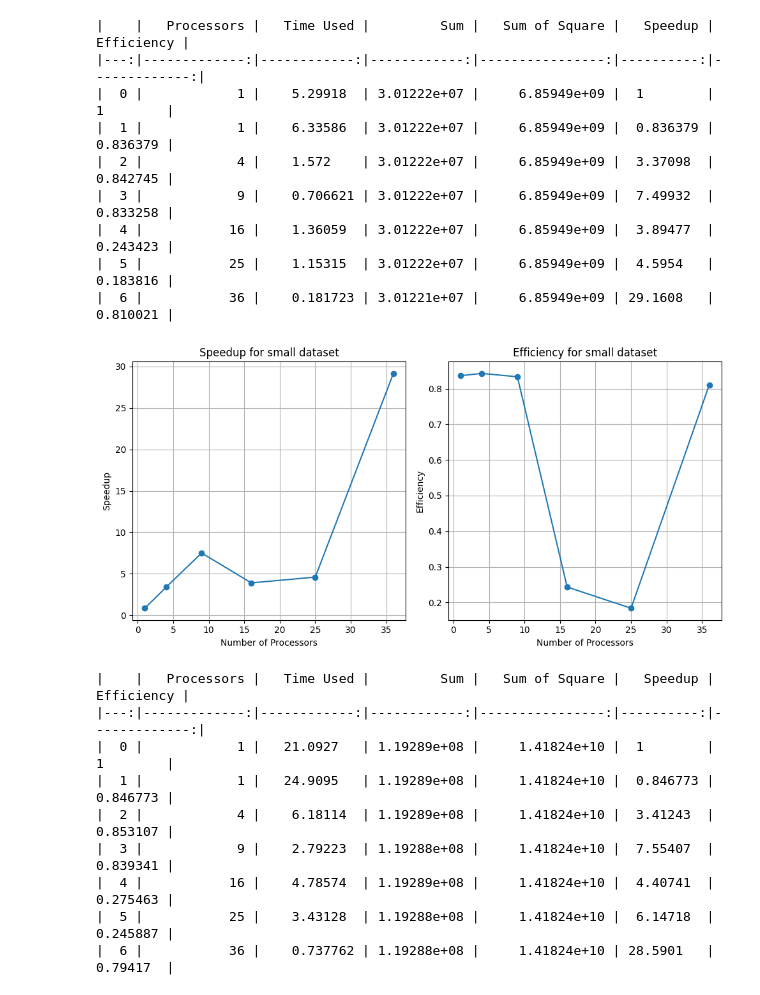
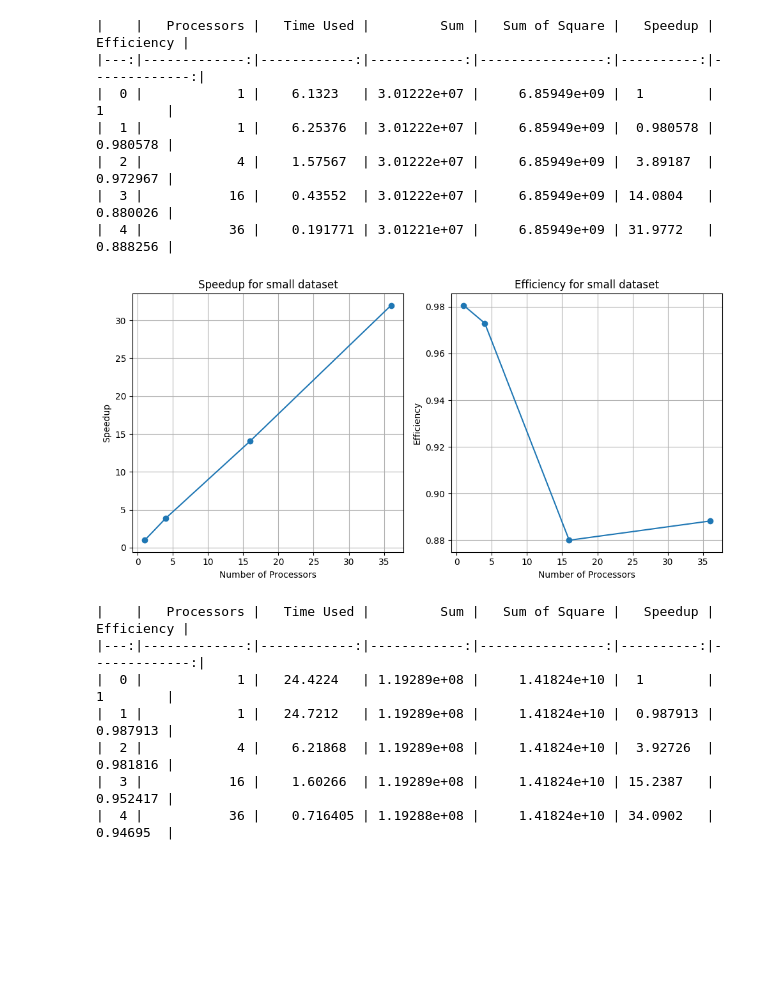
Before and after one commit to tic-top/hw2, a Jupyter notebook: combine.ipynb, the cells around one changed output. Cells and saved outputs as stored; diff of their text form; code cells hidden in the pictures; blank space fills up the shorter version.

```diff
--- a/combine.ipynb
+++ b/combine.ipynb
@@ -41,66 +41,62 @@ files = {
     'small': {
         1: 'parallel-small-1.txt',
         4: 'parallel-small-4.txt',
-        9 : 'parallel-small-9.txt',
+        # 9 : 'parallel-small-9.txt',
         16: 'parallel-small-16.txt',
-        25: 'parallel-small-25.txt',
+        # 25: 'parallel-small-25.txt',
         36: 'parallel-small-36.txt',
         'serial': 'serial-small.txt'
     },
     'large': {
         1: 'parallel-large-1.txt',
         4: 'parallel-large-4.txt',
-        9 : 'parallel-large-9.txt',
+        # 9 : 'parallel-large-9.txt',
         16: 'parallel-large-16.txt',
-        25: 'parallel-large-25.txt',
+        # 25: 'parallel-large-25.txt',
         36: 'parallel-large-36.txt',
         'serial': 'serial-large.txt'
     }
 }
 
 for dataset_size in ['small', 'large']:
 
     serial_latency, serial_sum, serial_sum_of_square = read_everything_from_file(files[dataset_size]['serial'])
 
-    parallel_times = {p: read_everything_from_file(files[dataset_size][p]) for p in [1, 4, 9, 16, 25, 36]}
+    parallel_times = {p: read_everything_from_file(files[dataset_size][p]) for p in [1, 4,  16,  36]}
 
     data = {
-        'Processors': [1, 1, 4, 9, 16, 25, 36],
-        'Time Used': [serial_latency] + [parallel_times[p][0] for p in [1, 4, 9, 16, 25, 36]],
-        'Sum': [serial_sum] + [parallel_times[p][1] for p in [1, 4, 9, 16, 25, 36]],
-        'Sum of Square': [serial_sum_of_square] + [parallel_times[p][2] for p in [1, 4, 9, 16, 25, 36]]
+        'Processors': [1, 1, 4,  16,  36],
+        'Time Used': [serial_latency] + [parallel_times[p][0] for p in [1, 4,  16,  36]],
+        'Sum': [serial_sum] + [parallel_times[p][1] for p in [1, 4,  16,  36]],
+        'Sum of Square': [serial_sum_of_square] + [parallel_times[p][2] for p in [1, 4,  16,  36]]
     }
 
     df = pd.DataFrame(data)
     # print(df.to_markdown())
 
     # calculate speedup and efficiency
     df['Speedup'] = df['Time Used'][0] / df['Time Used']
     df['Efficiency'] = df['Speedup'] / df['Processors']
     print(df.to_markdown())
 
     # remove first row (serial)
     df = df.iloc[1:]
 
     # draw the speed up and efficiency plot
     plot_speedup_efficiency(df, dataset_size)
 # %% [output]
 |    |   Processors |   Time Used |         Sum |   Sum of Square |   Speedup |   Efficiency |
 |---:|-------------:|------------:|------------:|----------------:|----------:|-------------:|
-|  0 |            1 |    5.29918  | 3.01222e+07 |     6.85949e+09 |  1        |     1        |
-|  1 |            1 |    6.33586  | 3.01222e+07 |     6.85949e+09 |  0.836379 |     0.836379 |
-|  2 |            4 |    1.572    | 3.01222e+07 |     6.85949e+09 |  3.37098  |     0.842745 |
-|  3 |            9 |    0.706621 | 3.01222e+07 |     6.85949e+09 |  7.49932  |     0.833258 |
-|  4 |           16 |    1.36059  | 3.01222e+07 |     6.85949e+09 |  3.89477  |     0.243423 |
-|  5 |           25 |    1.15315  | 3.01222e+07 |     6.85949e+09 |  4.5954   |     0.183816 |
-|  6 |           36 |    0.181723 | 3.01221e+07 |     6.85949e+09 | 29.1608   |     0.810021 |
+|  0 |            1 |    6.1323   | 3.01222e+07 |     6.85949e+09 |  1        |     1        |
+|  1 |            1 |    6.25376  | 3.01222e+07 |     6.85949e+09 |  0.980578 |     0.980578 |
+|  2 |            4 |    1.57567  | 3.01222e+07 |     6.85949e+09 |  3.89187  |     0.972967 |
+|  3 |           16 |    0.43552  | 3.01222e+07 |     6.85949e+09 | 14.0804   |     0.880026 |
+|  4 |           36 |    0.191771 | 3.01221e+07 |     6.85949e+09 | 31.9772   |     0.888256 |
-[figure, old version]
+[figure, new version]
 |    |   Processors |   Time Used |         Sum |   Sum of Square |   Speedup |   Efficiency |
 |---:|-------------:|------------:|------------:|----------------:|----------:|-------------:|
-|  0 |            1 |   21.0927   | 1.19289e+08 |     1.41824e+10 |  1        |     1        |
-|  1 |            1 |   24.9095   | 1.19289e+08 |     1.41824e+10 |  0.846773 |     0.846773 |
-|  2 |            4 |    6.18114  | 1.19289e+08 |     1.41824e+10 |  3.41243  |     0.853107 |
-|  3 |            9 |    2.79223  | 1.19288e+08 |     1.41824e+10 |  7.55407  |     0.839341 |
-|  4 |           16 |    4.78574  | 1.19289e+08 |     1.41824e+10 |  4.40741  |     0.275463 |
-|  5 |           25 |    3.43128  | 1.19288e+08 |     1.41824e+10 |  6.14718  |     0.245887 |
-|  6 |           36 |    0.737762 | 1.19288e+08 |     1.41824e+10 | 28.5901   |     0.79417  |
+|  0 |            1 |   24.4224   | 1.19289e+08 |     1.41824e+10 |  1        |     1        |
+|  1 |            1 |   24.7212   | 1.19289e+08 |     1.41824e+10 |  0.987913 |     0.987913 |
+|  2 |            4 |    6.21868  | 1.19289e+08 |     1.41824e+10 |  3.92726  |     0.981816 |
+|  3 |           16 |    1.60266  | 1.19289e+08 |     1.41824e+10 | 15.2387   |     0.952417 |
+|  4 |           36 |    0.716405 | 1.19288e+08 |     1.41824e+10 | 34.0902   |     0.94695  |
```
Also changed, not shown: parts of 1 cell of this notebook, 15 other files.
